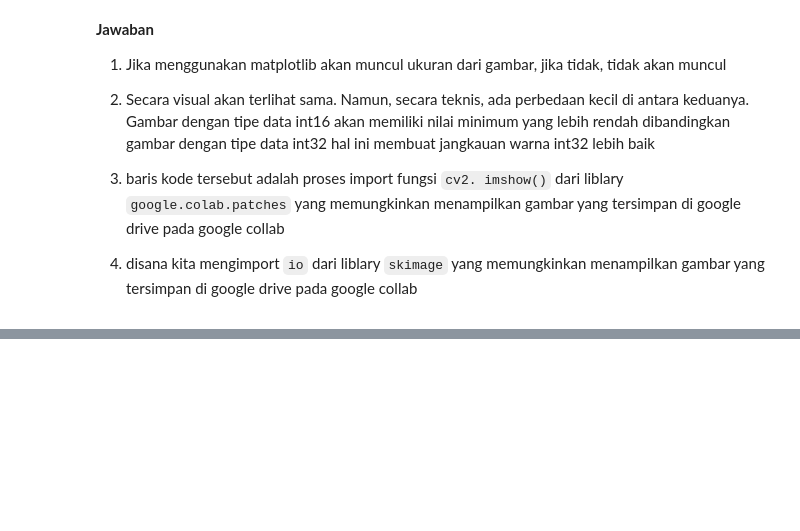
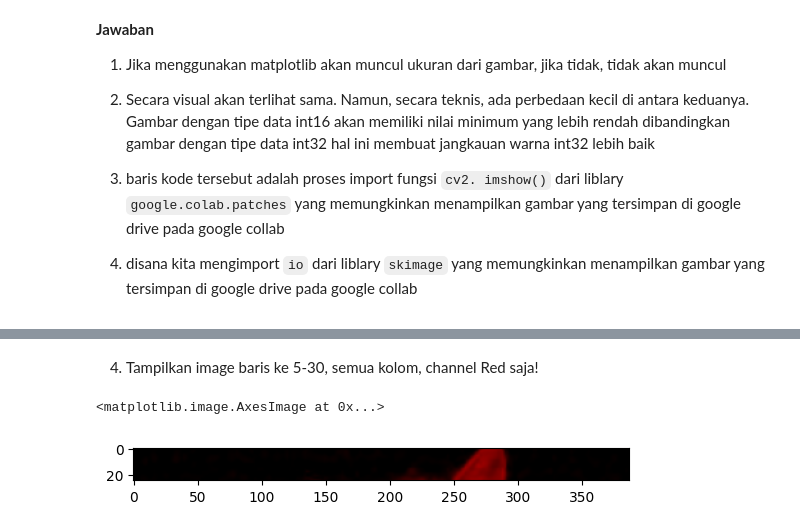
Before and after one commit to Ziedny28/PCVK-Ganjil-2023, a Jupyter notebook: week-02/week2.ipynb, the cells around one changed output, grey strips where cells are left out. Drawn from its saved outputs; the diff is of its cells as text; code cells hidden in the pictures; blank space fills up the shorter version.

```diff
--- a/week-02/week2.ipynb
+++ b/week-02/week2.ipynb
@@ -159,0 +211,10 @@ from skimage import io
+# %% [markdown]
+4. Tampilkan image baris ke 5-30, semua kolom, channel Red saja!
+# %%
+img_no_4 = img.copy()
+img_no_4 = img_no_4[5:30,:]
+img_no_4[:,:,1] = img_no_4[:,:,2] = 0
+plt.imshow(img_no_4)
+# %% [output]
+<matplotlib.image.AxesImage at 0x...>
+[figure, added]
```
Also changed, not shown: parts of 17 cells of this notebook.
